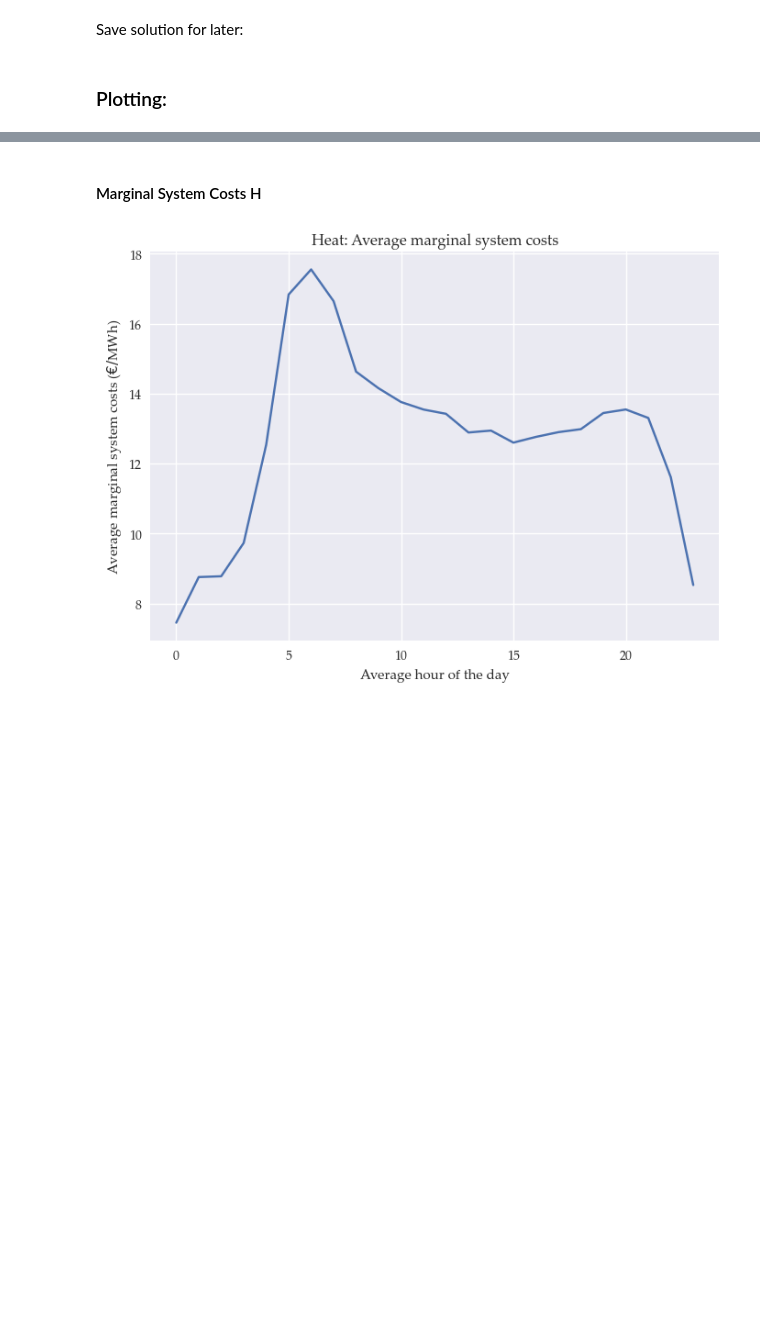
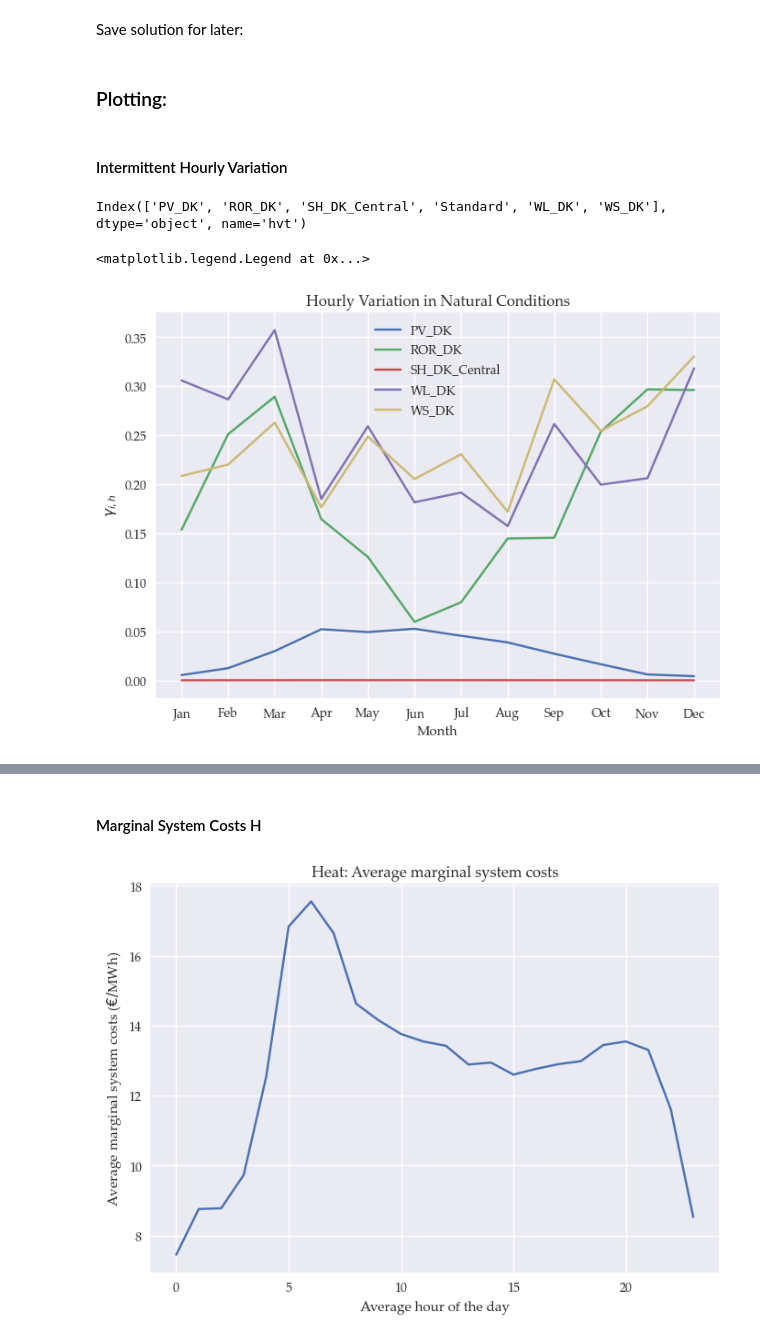
Before and after one commit to marcherger/EnergyEconGroupWork, a Jupyter notebook: Analysis_mBasicPH_storage.ipynb, the cells around one changed output, grey strips where cells are left out. Saved outputs shown, nothing was run; the diff lists cells and outputs as text; code cells hidden in the pictures; blank space fills up the shorter version.

Commit message:
constructing hourlyVariation plots

```diff
--- a/Analysis_mBasicPH_storage.ipynb
+++ b/Analysis_mBasicPH_storage.ipynb
@@ -104,3 +104,27 @@ Save solution for later:
 base_db = m.db.copy()
 # %% [markdown]
 ### Plotting:
+# %% [markdown]
+#### Intermittent Hourly Variation
+# %%
+# Find out range_names
+db['CapVariation'].index.levels[1]
+# %% [output]
+Index(['PV_DK', 'ROR_DK', 'SH_DK_Central', 'Standard', 'WL_DK', 'WS_DK'], dtype='object', name='hvt')
+# %%
+range_names = [0, 1, 2, 4, 5]
+plants_names_intermit = db['CapVariation'].index.levels[1][range_names]
+
+month = adj.rc_pd(m.db['h2Month'], name= 'Month')
+
+for n, i in enumerate(plants_names_intermit):
+    adjMultiIndex.applyMult(db['CapVariation'], month).loc[:,i].mean(level=['Month']).plot(label= plants_names_intermit[n])
+
+months= ['Jan', 'Feb', 'Mar', 'Apr','May', 'Jun', 'Jul', 'Aug', 'Sep', 'Oct','Nov', 'Dec']
+plt.xticks(np.arange(start=1, stop=13, step=1), months)
+plt.ylabel('$\gamma_{i,h}$')
+plt.title('Hourly Variation in Natural Conditions')
+plt.legend()
+# %% [output]
+<matplotlib.legend.Legend at 0x...>
+[figure, added]
```
Also changed, not shown: parts of 6 cells of this notebook, 13 other files.
